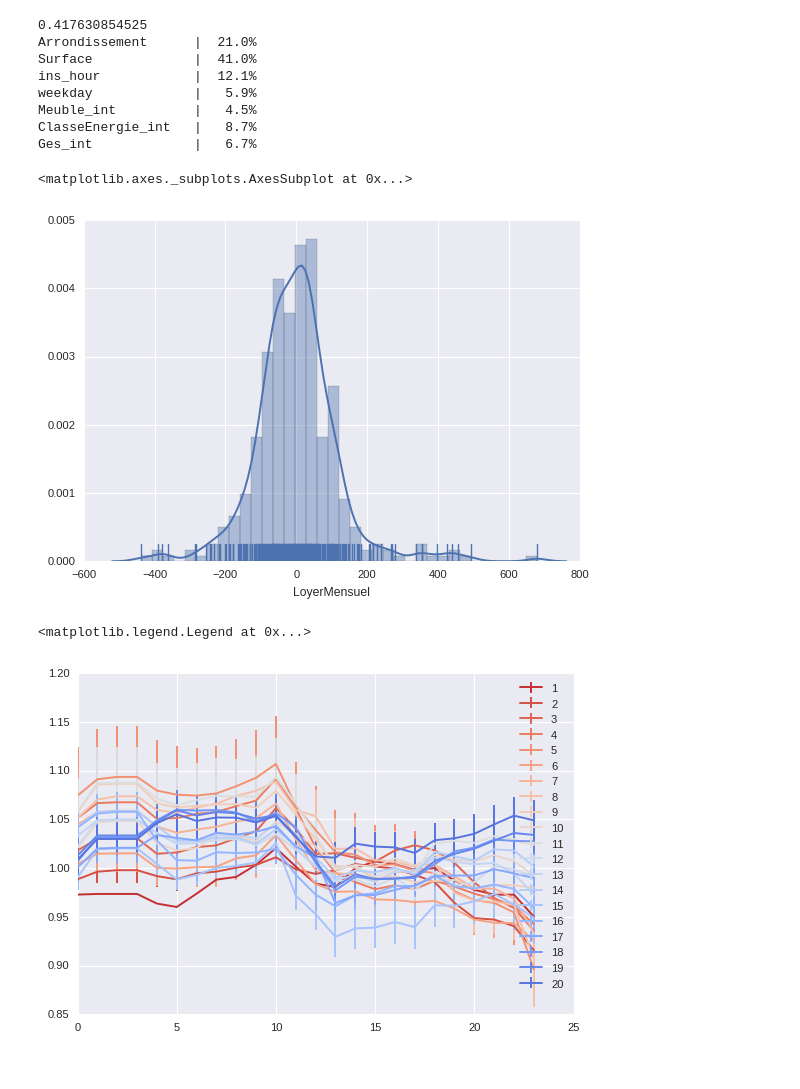
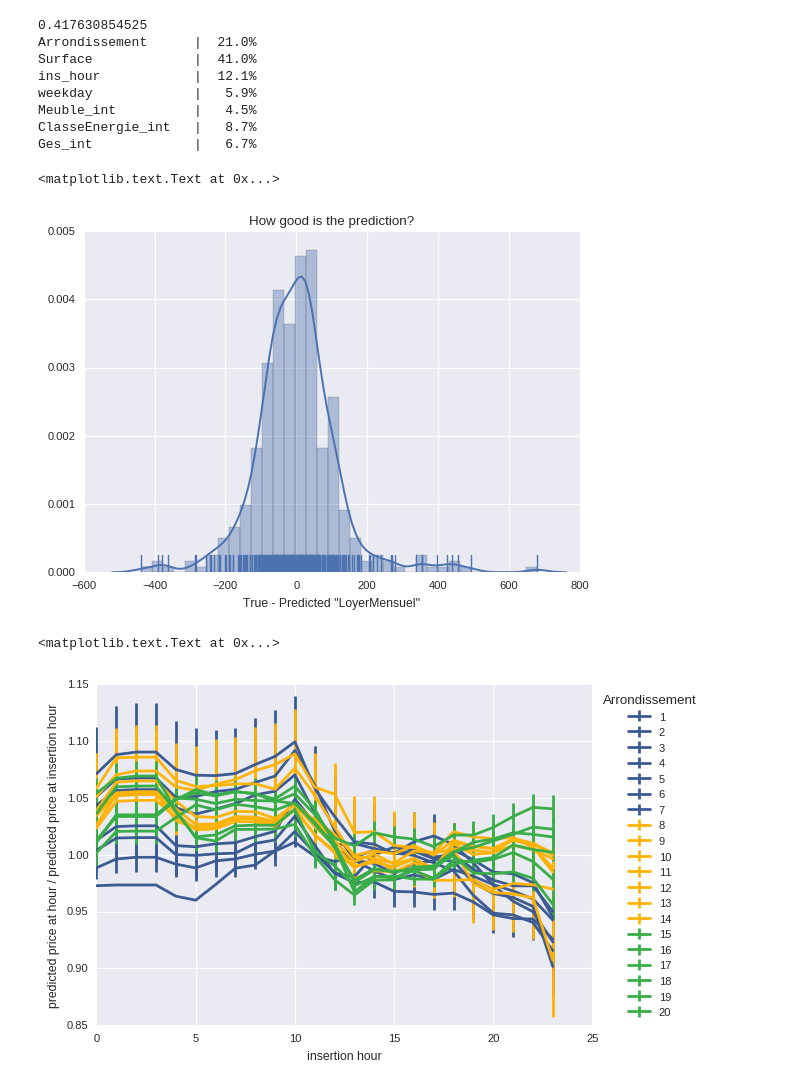
Before and after one commit to astyonax/machine-learning-paris-flat, a Jupyter notebook: v2/RegressionForest.ipynb, the cells around one changed output. Cells and saved outputs as stored; diff of their text form; code cells hidden in the pictures.

Commit message:
the regression forest now has some nice plots (+ cleaning)

```diff
--- a/v2/RegressionForest.ipynb
+++ b/v2/RegressionForest.ipynb
@@ -53,9 +53,11 @@ ClasseEnergie_int   |   8.7%
 Ges_int             |   6.7%
 # %%
 sns.distplot(y-rmr.predict(x),rug=1)
+sns.plt.title('How good is the prediction?')
+sns.plt.gca().set_xlabel('True - Predicted "LoyerMensuel"')
 # %% [output]
-<matplotlib.axes._subplots.AxesSubplot at 0x...>
+<matplotlib.text.Text at 0x...>
-[figure, old version]
+[figure, new version]
 # %%
 def forecastFeatureDynamics(g,rows=24,field=4):
     x=g.values
@@ -63,7 +65,7 @@ def forecastFeatureDynamics(g,rows=24,field=4):
 #     return 0
     egys=[]
     field = 4
-    for i in range(len(x))[:10]:
+    for i in range(len(x)):
         eg = x[i].copy()
         h0 = int(eg[field])
         cols = eg.shape[0]
@@ -79,14 +81,21 @@ def forecastFeatureDynamics(g,rows=24,field=4):
     return {'h_':np.arange(0,24), 'mean_':one,'std_':two}
 pex = x.groupby('Arrondissement').apply(forecastFeatureDynamics)
 # %%
-palette = (i for i in sns.color_palette('coolwarm_r',21))
+# palette = (i for i in sns.color_palette('coolwarm_r',21))
+colors = [sns.xkcd_rgb["denim blue"],
+sns.xkcd_rgb["amber"],
+sns.xkcd_rgb["medium green"]]
+palette = (i for i in np.repeat(colors,21/3))
+
 for k,v in pex.to_dict().iteritems():
     _x=v['h_']
     _y=v['mean_']
     _ye=v['std_']
 
-    sns.plt.errorbar(_x,_y,yerr=_ye,label='{0:d}'.format(k),color=palette.next())
-sns.plt.legend(loc=1,)
+    sns.plt.errorbar(_x,_y,yerr=_ye,label='{0:d}'.format(k),color=palette.next(),lw=2)
+sns.plt.legend(bbox_to_anchor=(1, 1), loc='upper left',title='Arrondissement')
+sns.plt.xlabel('insertion hour')
+sns.plt.ylabel('predicted price at hour / predicted price at insertion hour')
 # %% [output]
-<matplotlib.legend.Legend at 0x...>
+<matplotlib.text.Text at 0x...>
-[figure, old version]
+[figure, new version]
```
Also changed, not shown: parts of 5 cells of this notebook, 1 other file.
